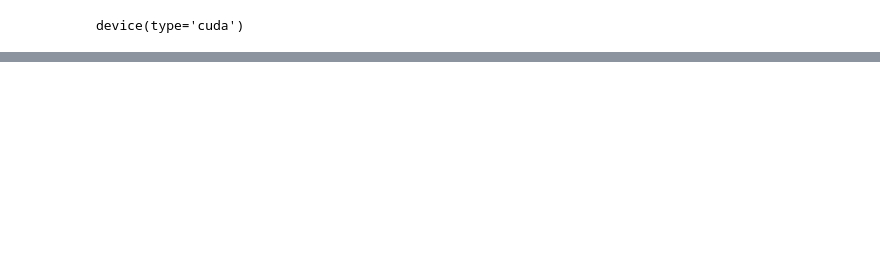
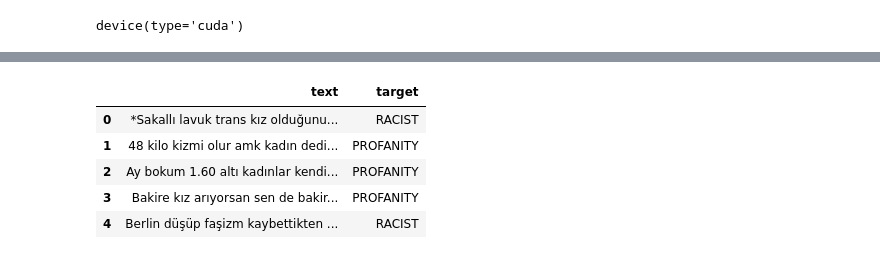
Before and after one commit to nanelimon-organization/model-strategies, a Jupyter notebook: multi_label_BERT_model.ipynb, the cells around one changed output, grey strips where cells are left out. Cells and saved outputs as stored; diff of their text form; code cells hidden in the pictures; blank space fills up the shorter version.

Commit message:
added shap analysis

```diff
--- a/multi_label_BERT_model.ipynb
+++ b/multi_label_BERT_model.ipynb
@@ -553,0 +527,13 @@ model.save_pretrained('bert-turkish-multi-label-model')
+# %%
+df_shap_ex = pd.read_csv("/content/drive/MyDrive/Nane&Limon/Dataset/shap.csv")
+# %%
+df_shap_ex.drop("Unnamed: 0", axis=1, inplace=True)
+# %%
+df_shap_ex.head()
+# %% [output]
+|  | text | target |
+| 0 | *Sakallı lavuk trans kız olduğunu... | RACIST |
+| 1 | 48 kilo kizmi olur amk kadın dedi... | PROFANITY |
+| 2 | Ay bokum 1.60 altı kadınlar kendi... | PROFANITY |
+| 3 | Bakire kız arıyorsan sen de bakir... | PROFANITY |
+| 4 | Berlin düşüp faşizm kaybettikten ... | RACIST |
```
Also changed, not shown: parts of 34 cells of this notebook.
